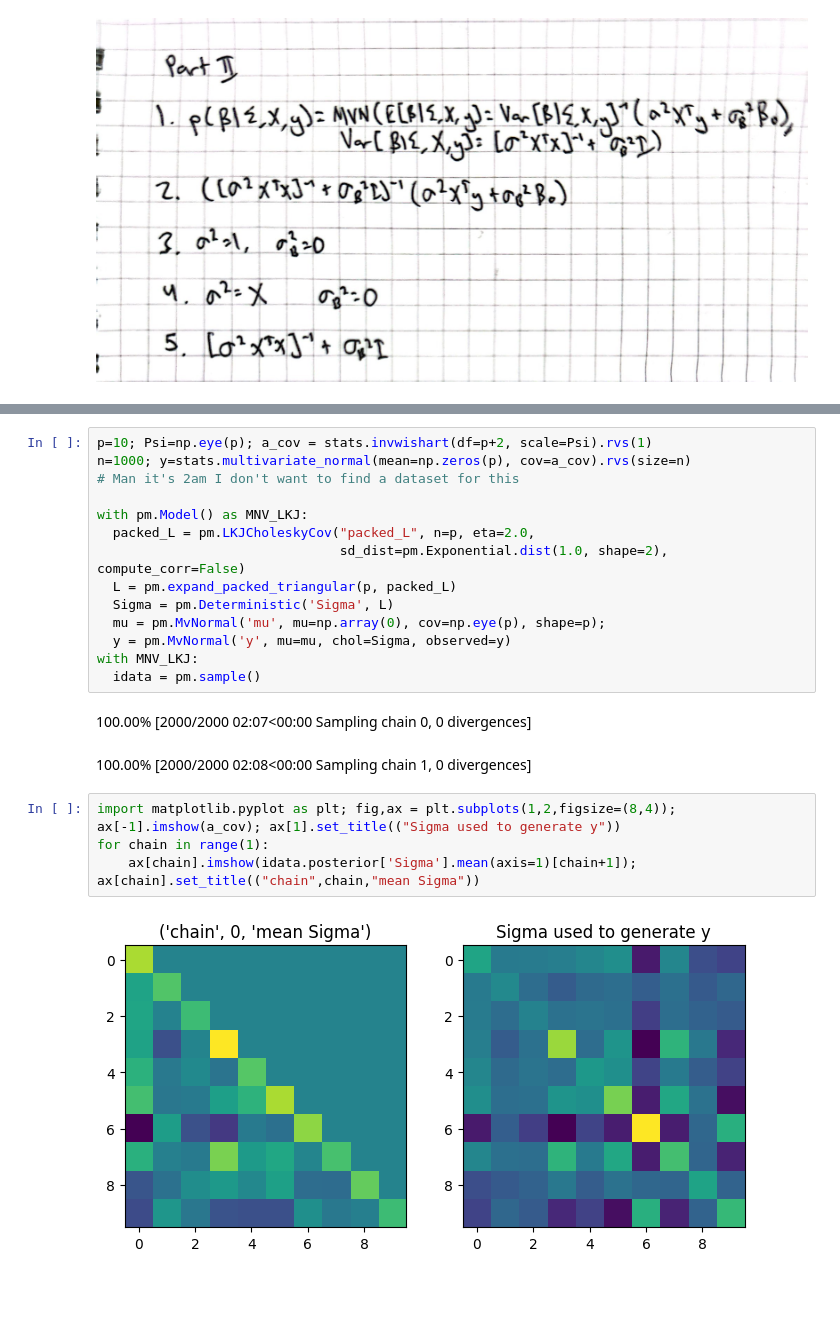
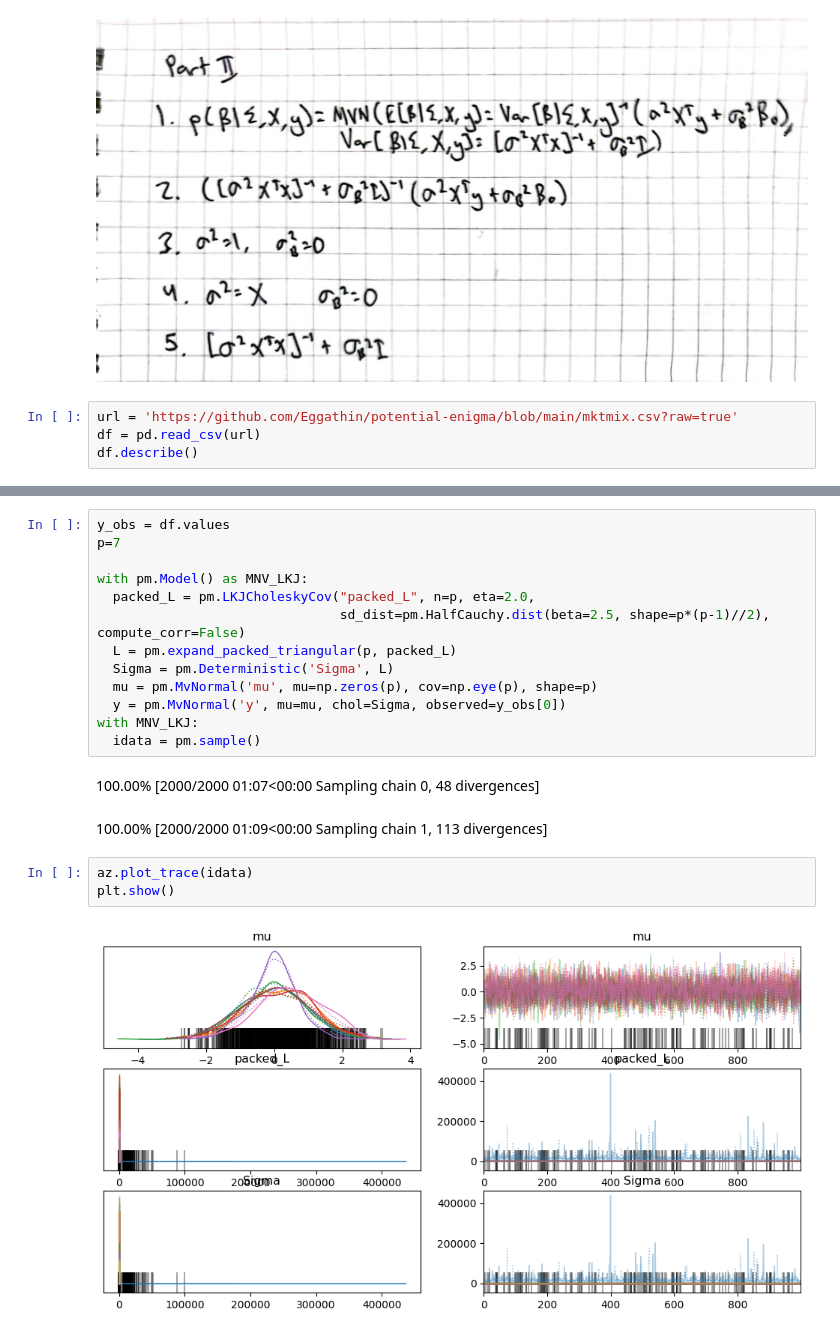
Before and after one commit to Eggathin/potential-enigma, a Jupyter notebook: STA365_HW5.ipynb, the cells around one changed output, grey strips where cells are left out. Cells and saved outputs as stored; diff of their text form; blank space fills up the shorter version.

```diff
--- a/STA365_HW5.ipynb
+++ b/STA365_HW5.ipynb
@@ -59,3 +59,7 @@ az.summary(idata, round_to=2)
 | sigma | 29.89 | 0.49 | 28.97 | 30.81 | 0.01 | 0.01 | 1888.44 | 1195.35 | 1.0 |
 # %% [markdown]
 ![HW5.jpg](embedded-picture-1)
+# %%
+url = 'https://github.com/Eggathin/potential-enigma/blob/main/mktmix.csv?raw=true'
+df = pd.read_csv(url)
+df.describe()
@@ -62,23 +76,21 @@ az.summary(idata, round_to=2)
 # %%
-p=10; Psi=np.eye(p); a_cov = stats.invwishart(df=p+2, scale=Psi).rvs(1)
-n=1000; y=stats.multivariate_normal(mean=np.zeros(p), cov=a_cov).rvs(size=n)
-# Man it's 2am I don't want to find a dataset for this
+y_obs = df.values
+p=7
 
 with pm.Model() as MNV_LKJ:
   packed_L = pm.LKJCholeskyCov("packed_L", n=p, eta=2.0,
-                               sd_dist=pm.Exponential.dist(1.0, shape=2), compute_corr=False)
+                               sd_dist=pm.HalfCauchy.dist(beta=2.5, shape=p*(p-1)//2), compute_corr=False)
   L = pm.expand_packed_triangular(p, packed_L)
   Sigma = pm.Deterministic('Sigma', L)
-  mu = pm.MvNormal('mu', mu=np.array(0), cov=np.eye(p), shape=p);
-  y = pm.MvNormal('y', mu=mu, chol=Sigma, observed=y)
+  mu = pm.MvNormal('mu', mu=np.zeros(p), cov=np.eye(p), shape=p)
+  y = pm.MvNormal('y', mu=mu, chol=Sigma, observed=y_obs[0])
 with MNV_LKJ:
   idata = pm.sample()
 # %% [output]
-100.00% [2000/2000 02:07<00:00 Sampling chain 0, 0 divergences]
+100.00% [2000/2000 01:07<00:00 Sampling chain 0, 48 divergences]
-100.00% [2000/2000 02:08<00:00 Sampling chain 1, 0 divergences]
+100.00% [2000/2000 01:09<00:00 Sampling chain 1, 113 divergences]
-# %%
-import matplotlib.pyplot as plt; fig,ax = plt.subplots(1,2,figsize=(8,4)); ax[-1].imshow(a_cov); ax[1].set_title(("Sigma used to generate y"))
-for chain in range(1):
-    ax[chain].imshow(idata.posterior['Sigma'].mean(axis=1)[chain+1]); ax[chain].set_title(("chain",chain,"mean Sigma"))
-# %% [output]
-[figure, removed]
+# %%
+az.plot_trace(idata)
+plt.show()
+# %% [output]
+[figure, added]
```
Also changed, not shown: parts of 1 cell of this notebook.
